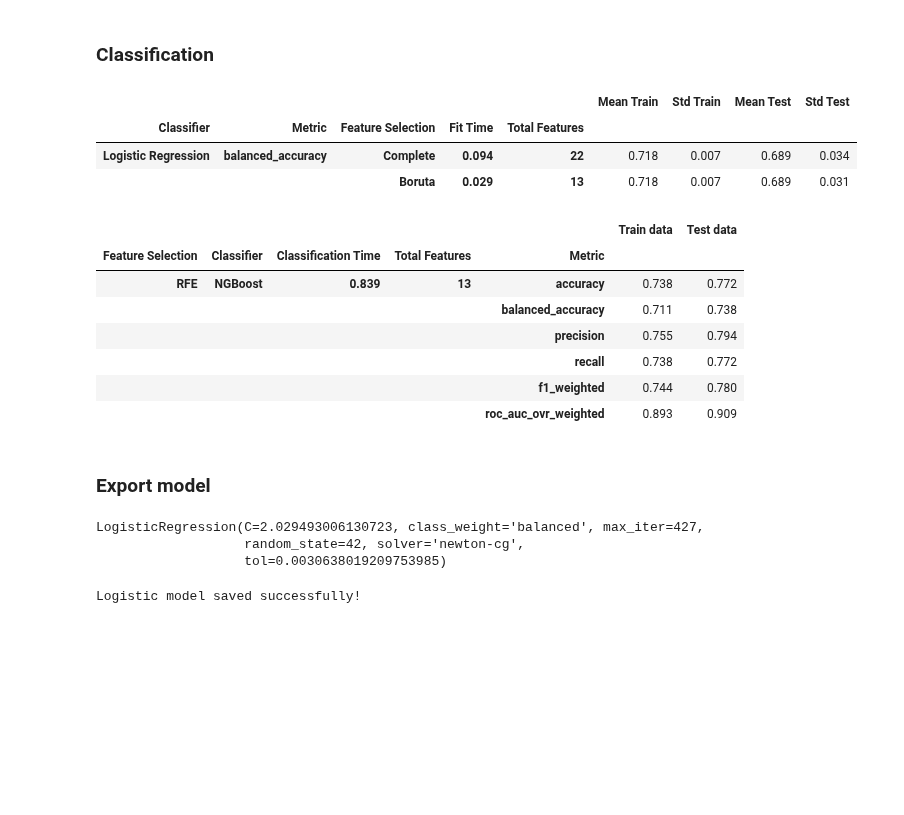
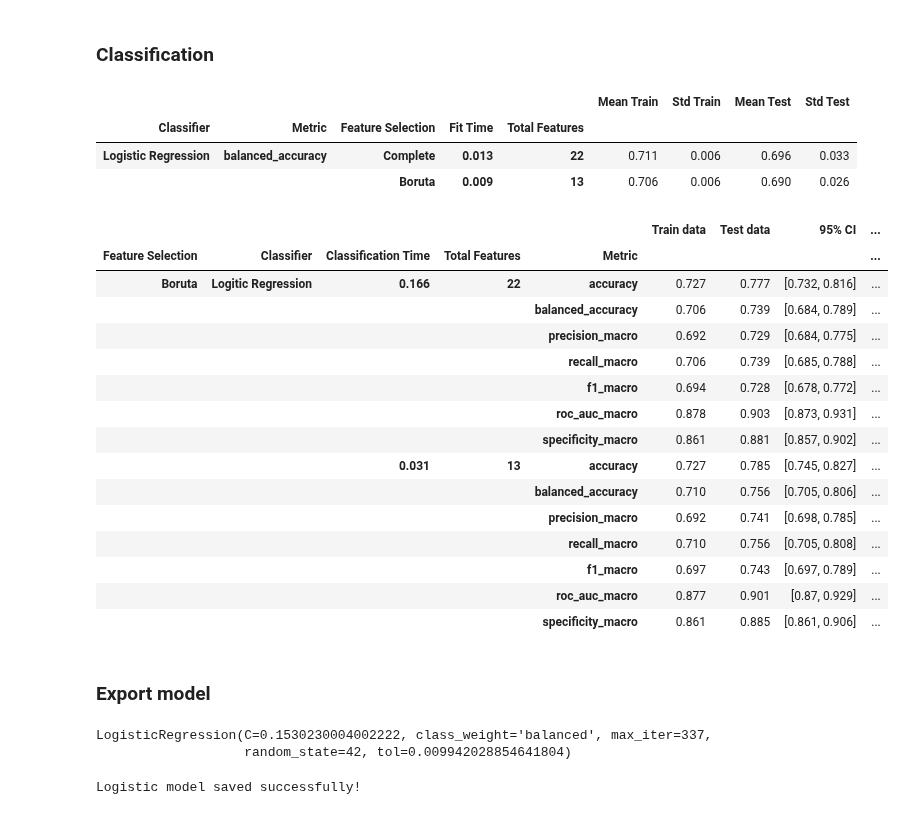
Before and after one commit to InfoAdam1998/Thesis-Project, a Jupyter notebook: OASIS-3 Notebook/model_tuning/merged_dataset_tuning/logistic_regression_tpe_analysis.ipynb, the cells around one changed output. Cells and saved outputs as stored; diff of their text form; code cells hidden in the pictures; blank space fills up the shorter version.

```diff
--- a/OASIS-3 Notebook/model_tuning/merged_dataset_tuning/logistic_regression_tpe_analysis.ipynb
+++ b/OASIS-3 Notebook/model_tuning/merged_dataset_tuning/logistic_regression_tpe_analysis.ipynb
@@ -96,10 +96,10 @@ X_train_t.shape, X_test_t.shape
 # %% [output]
 ((889, 22), (381, 22))
 # %%
-sel = ['Gender', 'MMSE', 'Hip Correlation', 'Hip Variance ',
-       'Hip Sum Variance', 'Hip Entropy', 'ERC ASM', 'ERC VARIANCE ',
-       'ERC ENTROPY', 'ERC CLUSTER SHADE', 'ERCs_thicknessbaseline',
-       'ERCsVolumebaseline', 'TOTAL_HIPPOCAMPUS_VOLUME']
+sel = ['Age', 'MMSE', 'Hip ASM', 'Hip Variance ', 'Hip Sum Average',
+       'Hip Entropy', 'ERC CONTRAST', 'ERC CORRELATION', 'ERC SUM VARIANCE',
+       'ERC ENTROPY', 'ERCs_thicknessbaseline', 'ERCsVolumebaseline',
+       'TOTAL_HIPPOCAMPUS_VOLUME']
 # %%
 # Store selected feature names before transformation
 selected_features = [col for col in sel if col in X_train_t.columns]
@@ -299,8 +299,42 @@ validation_df_report
 # %% [output]
 |  |  |  |  |  | Mean Train | Std Train | Mean Test | Std Test |
 | Classifier | Metric | Feature Selection | Fit Time | Total Features |  |  |  |  |
-| Logistic Regression | balanced_accuracy | Complete | 0.094 | 22 | 0.718 | 0.007 | 0.689 | 0.034 |
-|  |  | Boruta | 0.029 | 13 | 0.718 | 0.007 | 0.689 | 0.031 |
+| Logistic Regression | balanced_accuracy | Complete | 0.013 | 22 | 0.711 | 0.006 | 0.696 | 0.033 |
+|  |  | Boruta | 0.009 | 13 | 0.706 | 0.006 | 0.690 | 0.026 |
+# %%
+from sklearn.utils import resample
+
+def bootstrap_ci(model, X, y, metric_fn, n_iterations, ci=0.95, use_proba=False):
+    scores = []
+    n = len(X)
+    for _ in range(n_iterations):
+        X_resampled, y_resampled = resample(X, y, n_samples=n, stratify=y)
+        try:
+            y_pred = model.predict_proba(X_resampled) if use_proba else model.predict(X_resampled)
+            score = metric_fn(y_resampled, y_pred)
+            if not np.isnan(score):
+                scores.append(score)
+        except Exception:
+            # Skip this bootstrap sample if error occurs (e.g. missing class for roc_auc)
+            continue
+    if len(scores) == 0:
+        return (np.nan, np.nan)
+    lower = np.percentile(scores, (1 - ci) / 2 * 100)
+    upper = np.percentile(scores, (1 + ci) / 2 * 100)
+    std_dev = np.std(scores)
+    return round(lower, 3), round(upper, 3), round(std_dev, 3)
+# %%
+from sklearn.metrics import confusion_matrix
+
+def compute_specificity(y_true, y_pred):
+    cm = confusion_matrix(y_true, y_pred)
+    total = cm.sum()
+    tp = np.diag(cm)
+    fp = cm.sum(axis=0) - tp
+    fn = cm.sum(axis=1) - tp
+    tn = total - (tp + fp + fn)
+    specificity = tn / (tn + fp)
+    return round(np.nanmean(specificity), 3)
 # %%
 import time
 
@@ -354,42 +425,49 @@ def eval_model(classifier_name, model, X_train, X_test, y_train, y_test):
 
         return pred_metrics_df
 # %%
-results = "filtered"
+results = "all"
 prediction_df_report = None
 
 if results == "all":
 
     pred_ngb_n = eval_model("Logitic Regression", trained_lg_n, X_train_missForest_t, X_test_missForest_t, y_train, y_test)
     pred_ngb_t = eval_model("Logitic Regression", trained_lg_t, X_train_t, X_test_t, y_train, y_test)
 
     prediction_df = pd.concat([pred_ngb_n, pred_ngb_t])
     prediction_df_report = prediction_df.set_index(["Feature Selection", "Classifier", "Classification Time", "Total Features", "Metric"])
 
 elif results == "filtered":
 
     pred_ngb_t = eval_model("NGBoost", trained_lg_t, X_train_t, X_test_t, y_train, y_test)
 
     prediction_df = pd.concat([pred_ngb_t])
     prediction_df_report = prediction_df.set_index(["Feature Selection", "Classifier", "Classification Time", "Total Features", "Metric"])
 
 prediction_df_report
 # %% [output]
-|  |  |  |  |  | Train data | Test data |
-| Feature Selection | Classifier | Classification Time | Total Features | Metric |  |  |
-| RFE | NGBoost | 0.839 | 13 | accuracy | 0.738 | 0.772 |
-|  |  |  |  | balanced_accuracy | 0.711 | 0.738 |
-|  |  |  |  | precision | 0.755 | 0.794 |
-|  |  |  |  | recall | 0.738 | 0.772 |
-|  |  |  |  | f1_weighted | 0.744 | 0.780 |
-|  |  |  |  | roc_auc_ovr_weighted | 0.893 | 0.909 |
+|  |  |  |  |  | Train data | Test data | 95% CI | ... |
+| Feature Selection | Classifier | Classification Time | Total Features | Metric |  |  |  | ... |
+| Boruta | Logitic Regression | 0.166 | 22 | accuracy | 0.727 | 0.777 | [0.732, 0.816] | ... |
+|  |  |  |  | balanced_accuracy | 0.706 | 0.739 | [0.684, 0.789] | ... |
+|  |  |  |  | precision_macro | 0.692 | 0.729 | [0.684, 0.775] | ... |
+|  |  |  |  | recall_macro | 0.706 | 0.739 | [0.685, 0.788] | ... |
+|  |  |  |  | f1_macro | 0.694 | 0.728 | [0.678, 0.772] | ... |
+|  |  |  |  | roc_auc_macro | 0.878 | 0.903 | [0.873, 0.931] | ... |
+|  |  |  |  | specificity_macro | 0.861 | 0.881 | [0.857, 0.902] | ... |
+|  |  | 0.031 | 13 | accuracy | 0.727 | 0.785 | [0.745, 0.827] | ... |
+|  |  |  |  | balanced_accuracy | 0.710 | 0.756 | [0.705, 0.806] | ... |
+|  |  |  |  | precision_macro | 0.692 | 0.741 | [0.698, 0.785] | ... |
+|  |  |  |  | recall_macro | 0.710 | 0.756 | [0.705, 0.808] | ... |
+|  |  |  |  | f1_macro | 0.697 | 0.743 | [0.697, 0.789] | ... |
+|  |  |  |  | roc_auc_macro | 0.877 | 0.901 | [0.87, 0.929] | ... |
+|  |  |  |  | specificity_macro | 0.861 | 0.885 | [0.861, 0.906] | ... |
 # %% [markdown]
 ### Export model
 # %%
 trained_lg_t
 # %% [output]
-LogisticRegression(C=2.029493006130723, class_weight='balanced', max_iter=427,
-                   random_state=42, solver='newton-cg',
-                   tol=0.0030638019209753985)
+LogisticRegression(C=0.1530230004002222, class_weight='balanced', max_iter=337,
+                   random_state=42, tol=0.009942028854641804)
 # %%
 import pickle
 
```
Also changed, not shown: parts of 10 cells of this notebook, 5 other files.
